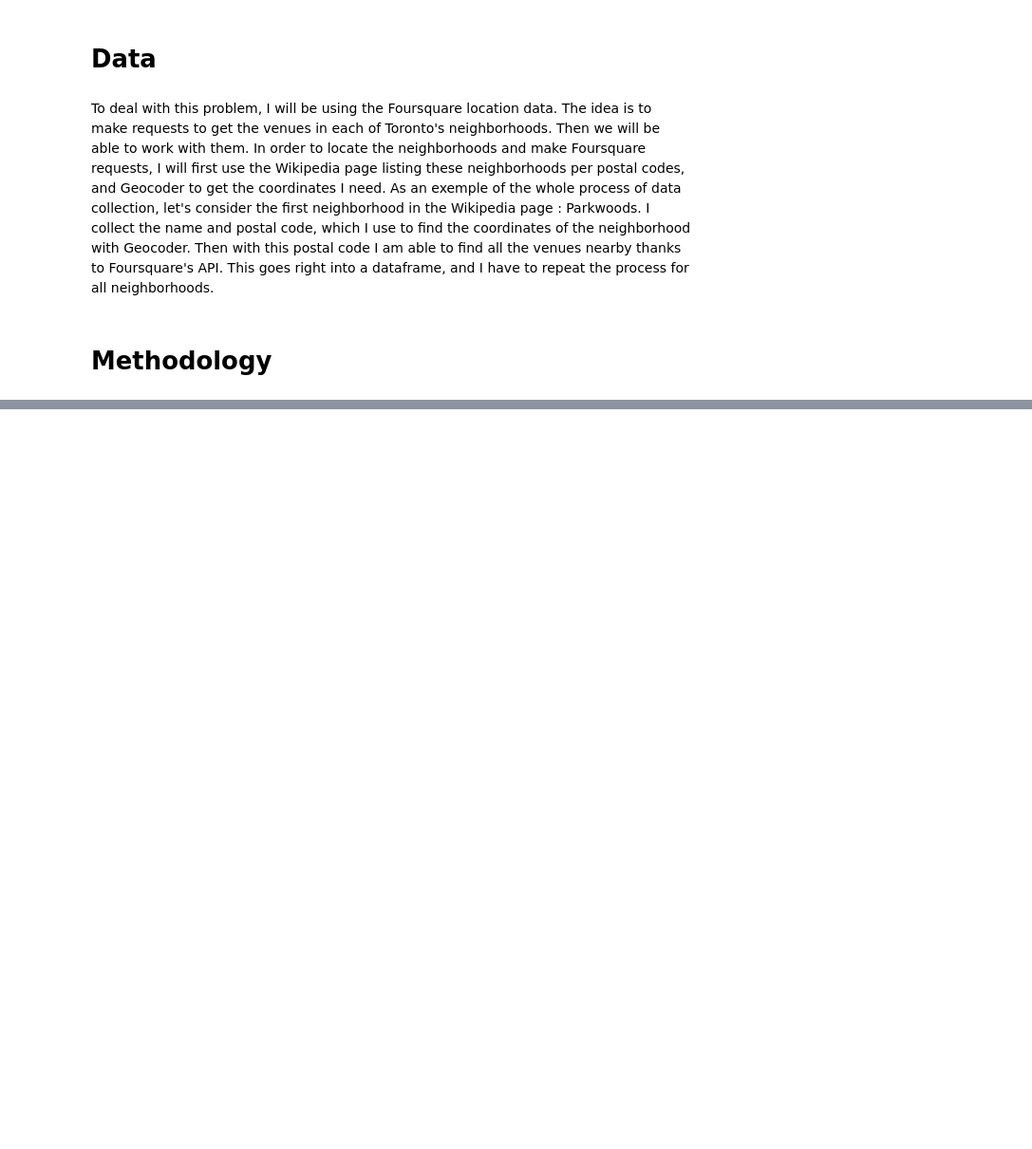
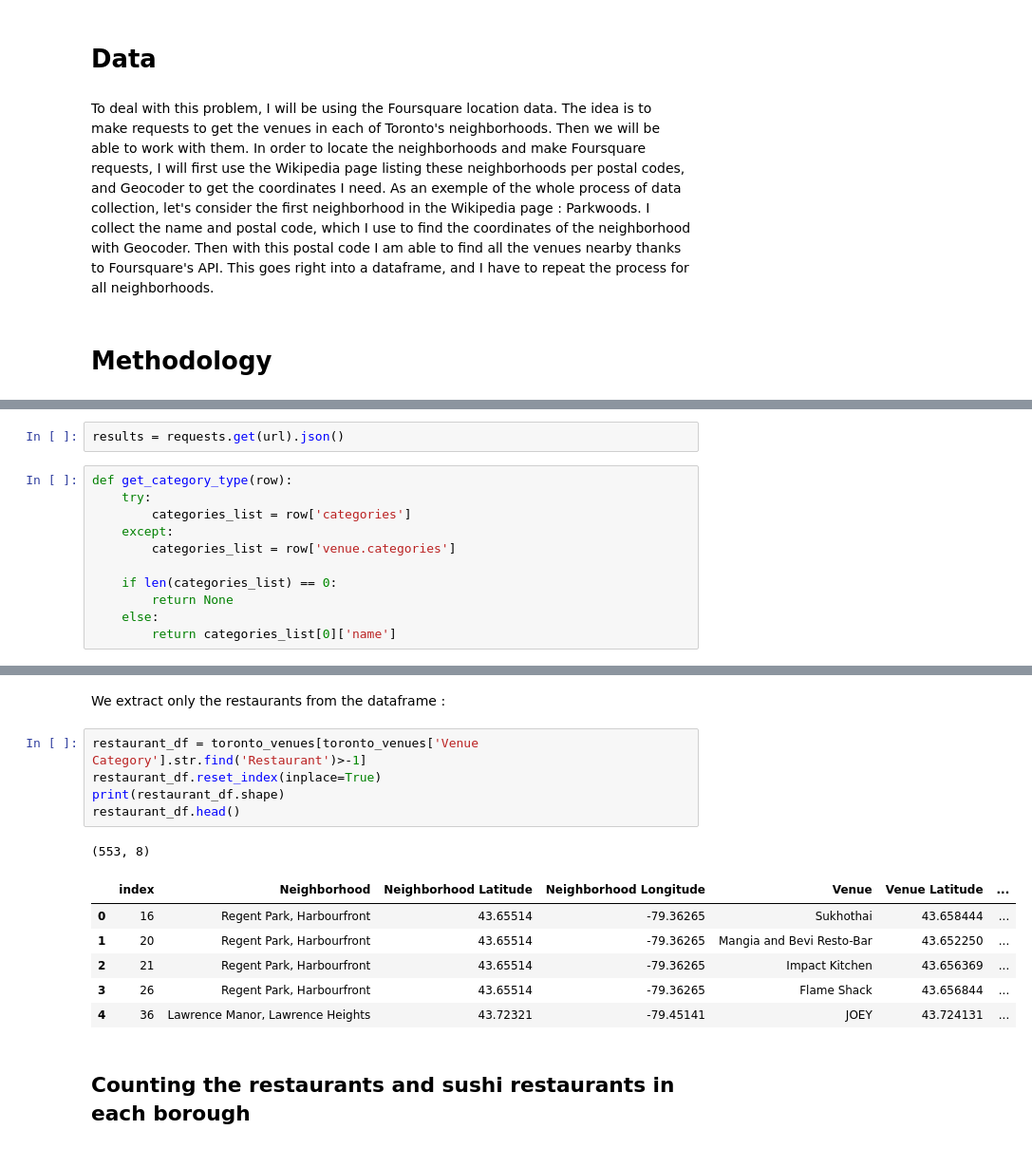
Before and after one commit to Frouby/Coursera_Capstone, a Jupyter notebook: Coursera_Capstone.ipynb, the cells around one changed output, grey strips where cells are left out. Shown at 95% size. Cells and saved outputs as stored; diff of their text form; blank space fills up the shorter version.

```diff
--- a/Coursera_Capstone.ipynb
+++ b/Coursera_Capstone.ipynb
@@ -23,0 +211,13 @@ As an exemple of the whole process of data collection, let's consider the first
+# %%
+results = requests.get(url).json()
+# %%
+def get_category_type(row):
+    try:
+        categories_list = row['categories']
+    except:
+        categories_list = row['venue.categories']
+
+    if len(categories_list) == 0:
+        return None
+    else:
+        return categories_list[0]['name']
@@ -23,0 +304,17 @@ As an exemple of the whole process of data collection, let's consider the first
+# %% [markdown]
+We extract only the restaurants from the dataframe :
+# %%
+restaurant_df = toronto_venues[toronto_venues['Venue Category'].str.find('Restaurant')>-1]
+restaurant_df.reset_index(inplace=True)
+print(restaurant_df.shape)
+restaurant_df.head()
+# %% [output]
+(553, 8)
+|  | index | Neighborhood | Neighborhood Latitude | Neighborhood Longitude | Venue | Venue Latitude | ... |
+| 0 | 16 | Regent Park, Harbourfront | 43.65514 | -79.36265 | Sukhothai | 43.658444 | ... |
+| 1 | 20 | Regent Park, Harbourfront | 43.65514 | -79.36265 | Mangia and Bevi Resto-Bar | 43.652250 | ... |
+| 2 | 21 | Regent Park, Harbourfront | 43.65514 | -79.36265 | Impact Kitchen | 43.656369 | ... |
+| 3 | 26 | Regent Park, Harbourfront | 43.65514 | -79.36265 | Flame Shack | 43.656844 | ... |
+| 4 | 36 | Lawrence Manor, Lawrence Heights | 43.72321 | -79.45141 | JOEY | 43.724131 | ... |
+# %% [markdown]
+## Counting the restaurants and sushi restaurants in each borough
```
Also changed, not shown: parts of 57 cells of this notebook.
